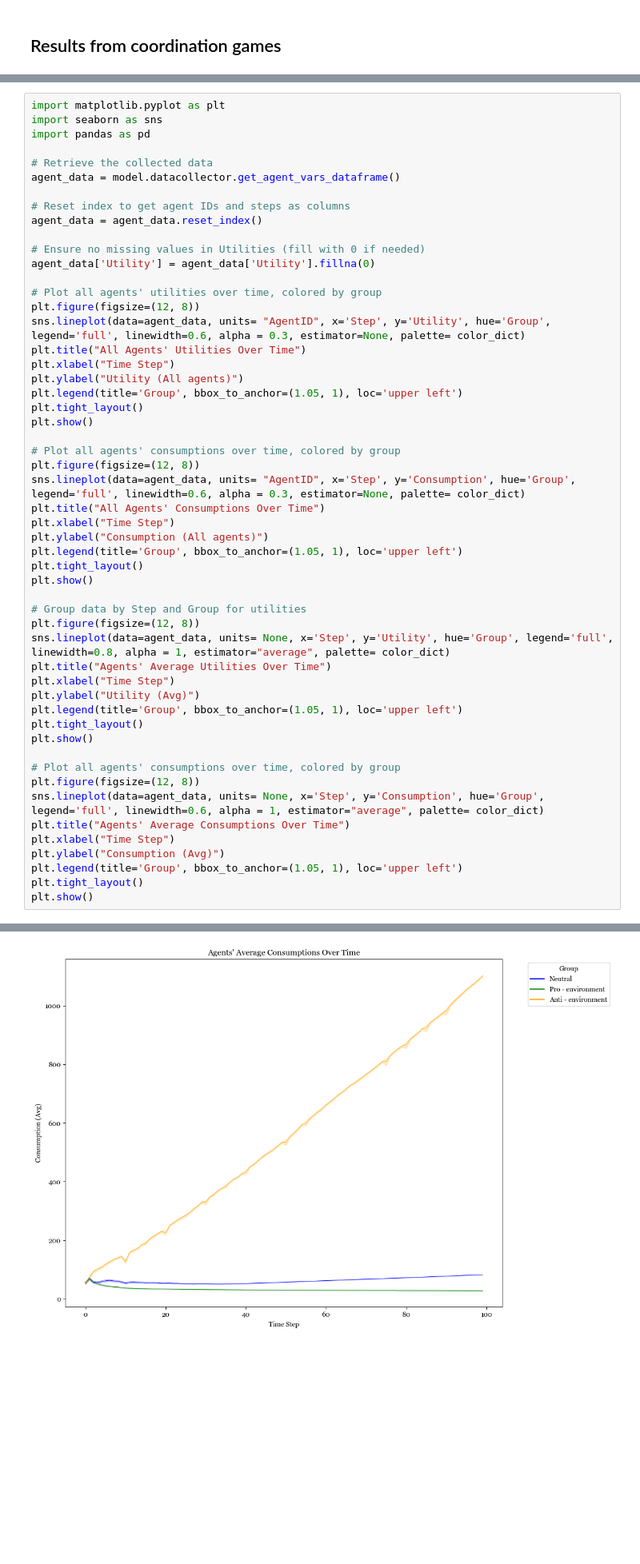
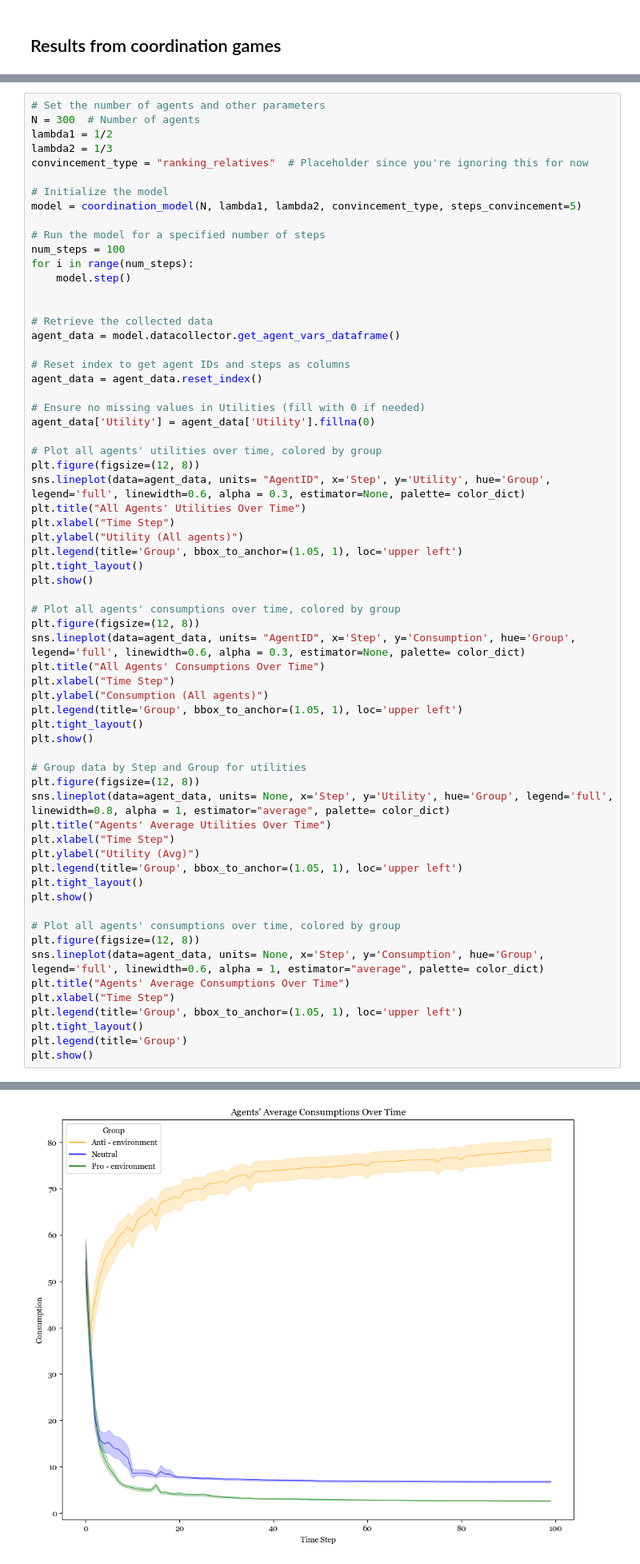
Before and after one commit to s-herrerag/enviromental_behavior_dynamics, a Jupyter notebook: coordination_abm.ipynb, the cells around one changed output, grey strips where cells are left out. Shown at 80% size. Drawn from its saved outputs; the diff is of its cells as text; blank space fills up the shorter version.

```diff
--- a/coordination_abm.ipynb
+++ b/coordination_abm.ipynb
@@ -51,7 +23,18 @@ Agent 481:
 # %%
-import matplotlib.pyplot as plt
-import seaborn as sns
-import pandas as pd
+# Set the number of agents and other parameters
+N = 300  # Number of agents
+lambda1 = 1/2
+lambda2 = 1/3
+convincement_type = "ranking_relatives"  # Placeholder since you're ignoring this for now
+
+# Initialize the model
+model = coordination_model(N, lambda1, lambda2, convincement_type, steps_convincement=5)
+
+# Run the model for a specified number of steps
+num_steps = 100
+for i in range(num_steps):
+    model.step()
+
 
 # Retrieve the collected data
 agent_data = model.datacollector.get_agent_vars_dataframe()
@@ -97,8 +80,8 @@ plt.figure(figsize=(12, 8))
 sns.lineplot(data=agent_data, units= None, x='Step', y='Consumption', hue='Group', legend='full', linewidth=0.6, alpha = 1, estimator="average", palette= color_dict)
 plt.title("Agents' Average Consumptions Over Time")
 plt.xlabel("Time Step")
-plt.ylabel("Consumption (Avg)")
 plt.legend(title='Group', bbox_to_anchor=(1.05, 1), loc='upper left')
 plt.tight_layout()
+plt.legend(title='Group')
 plt.show()
 # %% [output]
@@ -108,4 +91,4 @@ plt.show()
-[figure, old version]
+[figure, new version]
 # %%
 # Count the number of individuals in each group at each `Step`
 group_shares = agent_data.groupby(['Step', 'Group'])['AgentID'].count().reset_index()
```
Also changed, not shown: parts of 16 cells of this notebook, 1 other file.
